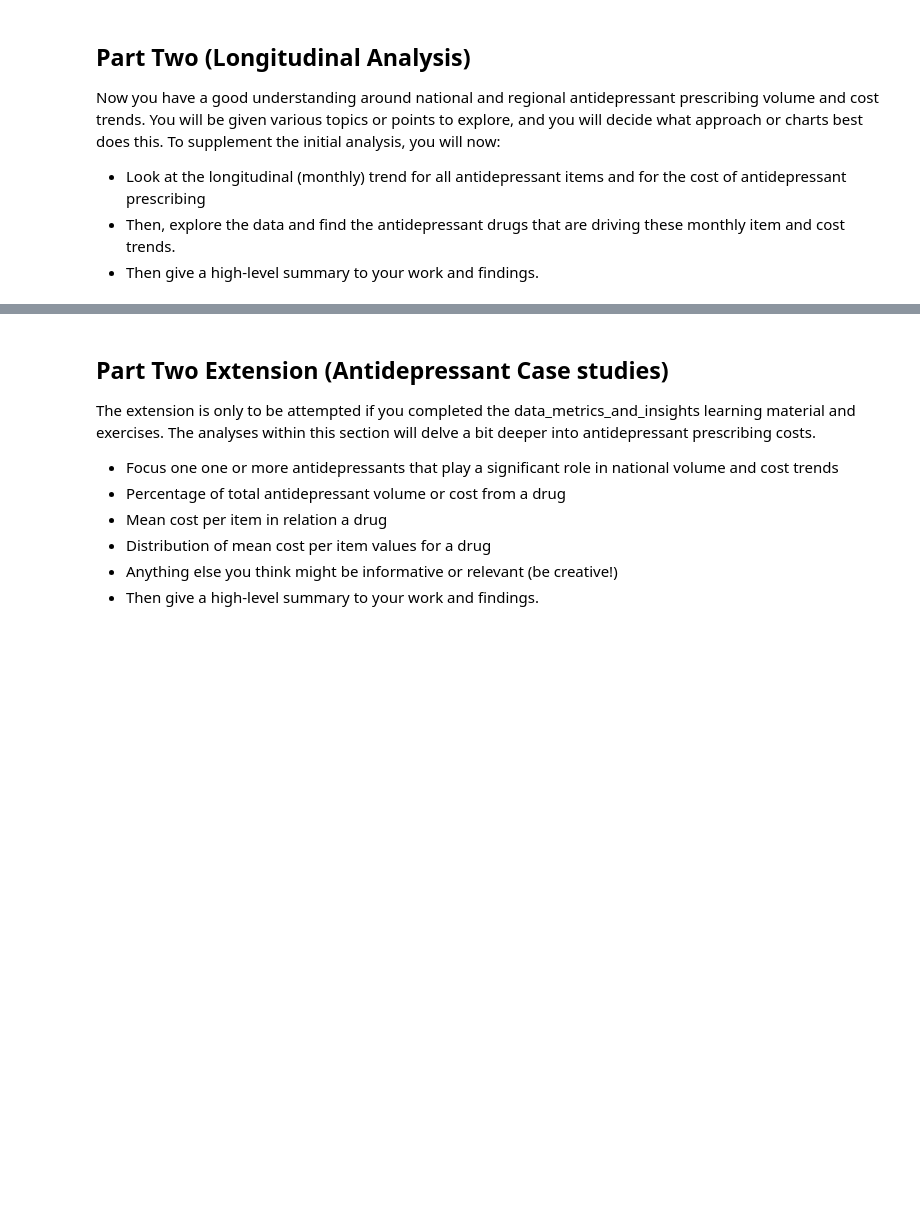
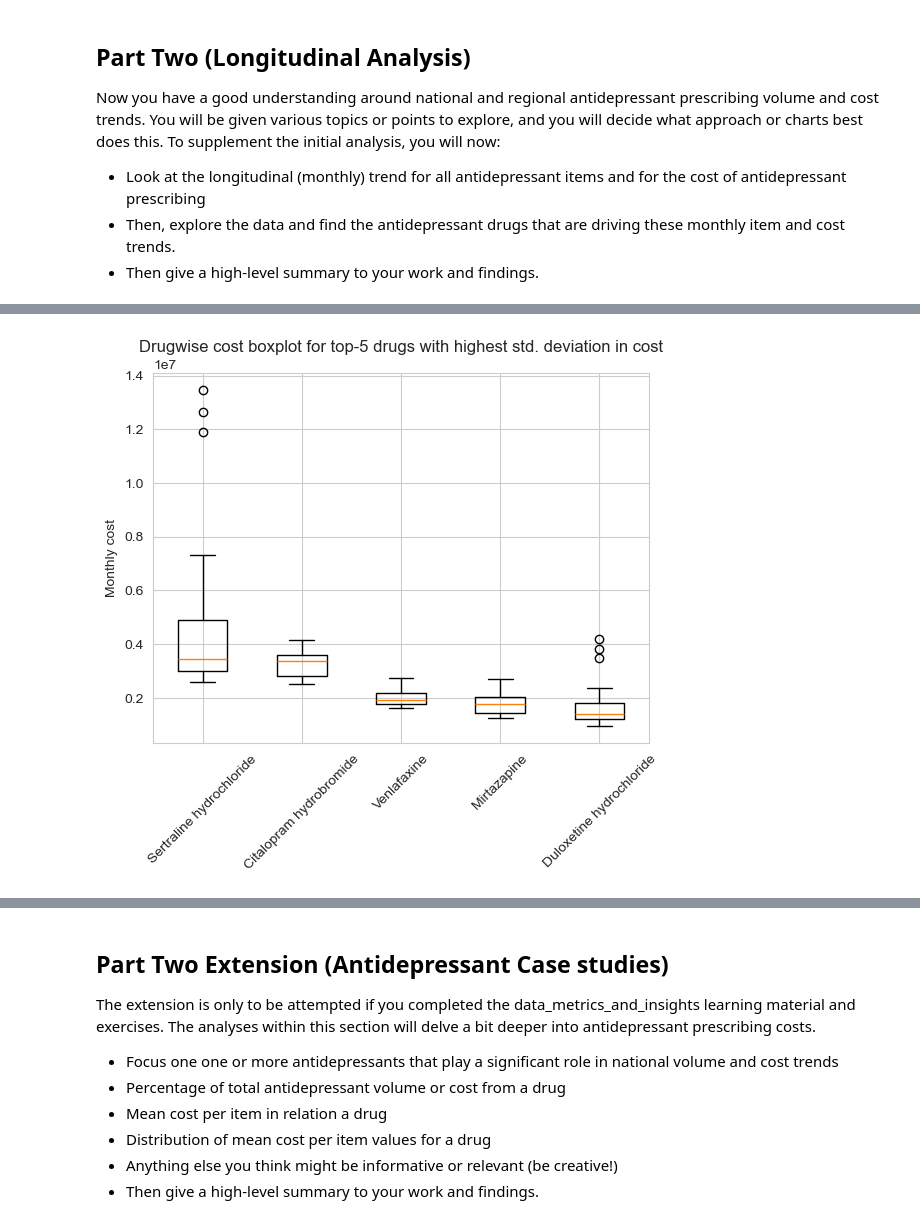
Before and after one commit to anshuman1823/nfs_online_challenge, a Jupyter notebook: Digdata_NHS_python_path.ipynb, the cells around one changed output, grey strips where cells are left out. Saved outputs shown, nothing was run; the diff lists cells and outputs as text; code cells hidden in the pictures; blank space fills up the shorter version.

```diff
--- a/Digdata_NHS_python_path.ipynb
+++ b/Digdata_NHS_python_path.ipynb
@@ -887,0 +956,8 @@ To supplement the initial analysis, you will now:
+# %%
+plt.boxplot(df_cost_monthwise.loc[:, cost_mean_top5])
+plt.xticks(np.arange(1, 6), cost_std_top5, rotation = 45)
+plt.ylabel("Monthly cost")
+plt.title("Drugwise cost boxplot for top-5 drugs with highest std. deviation in cost")
+plt.show()
+# %% [output]
+[figure, added]
```
Also changed, not shown: parts of 36 cells of this notebook.
